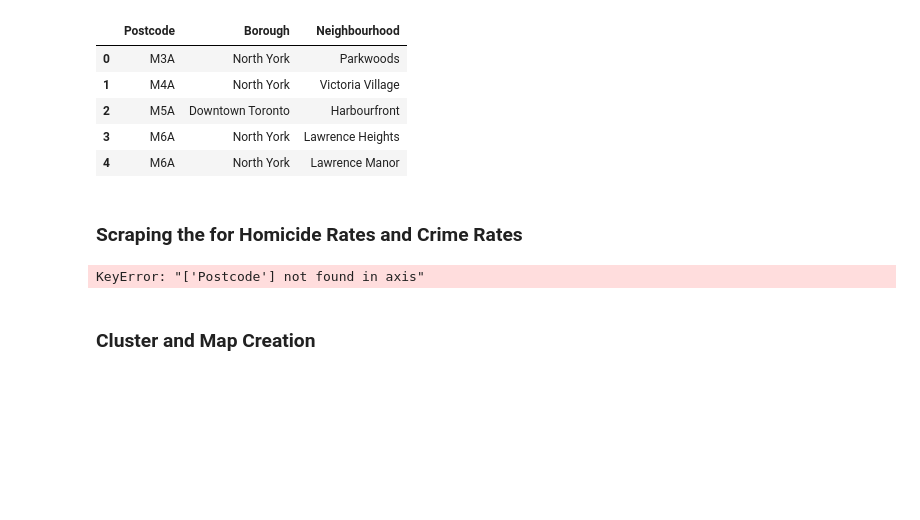
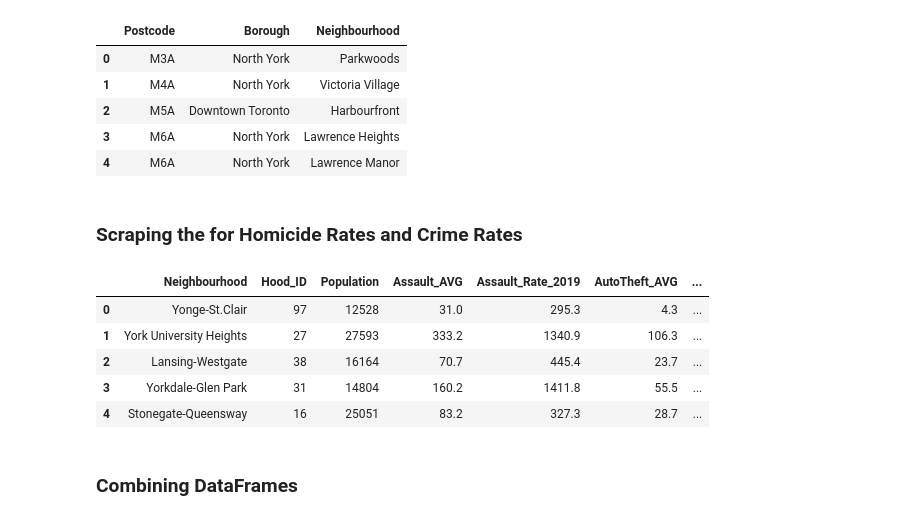
Before and after one commit to Sujeev-Uthayakumar/clustering-navigation, a Jupyter notebook: src/index.ipynb, the cells around one changed output. Drawn from its saved outputs; the diff is of its cells as text; code cells hidden in the pictures; blank space fills up the shorter version.

Commit message:
add combined dataset

```diff
--- a/src/index.ipynb
+++ b/src/index.ipynb
@@ -139,11 +139,16 @@ postcodes.head()
 <h3><b>Scraping the for Homicide Rates and Crime Rates</b></h3>
 # %%
 path2 = os.getcwd()
-path2 = os.path.join(path2,"datasets/Neighbourhood_Crime_Rates.csv")
+path2 = os.path.join(path2,"datasets/neighbourhood-crime-rates.csv")
 crimedata = pd.read_csv(path2)
 crimedata.drop(crimedata.columns[[0]], axis=1, inplace=True)
 crimedata.head()
 # %% [output]
-KeyError: "['Postcode'] not found in axis"
+|  | Neighbourhood | Hood_ID | Population | Assault_AVG | Assault_Rate_2019 | AutoTheft_AVG | ... |
+| 0 | Yonge-St.Clair | 97 | 12528 | 31.0 | 295.3 | 4.3 | ... |
+| 1 | York University Heights | 27 | 27593 | 333.2 | 1340.9 | 106.3 | ... |
+| 2 | Lansing-Westgate | 38 | 16164 | 70.7 | 445.4 | 23.7 | ... |
+| 3 | Yorkdale-Glen Park | 31 | 14804 | 160.2 | 1411.8 | 55.5 | ... |
+| 4 | Stonegate-Queensway | 16 | 25051 | 83.2 | 327.3 | 28.7 | ... |
 # %% [markdown]
-<h3><b>Cluster and Map Creation</b></h3>
+<h3><b>Combining DataFrames</b></h3>
```
Also changed, not shown: parts of 8 cells of this notebook, 3 other files.
